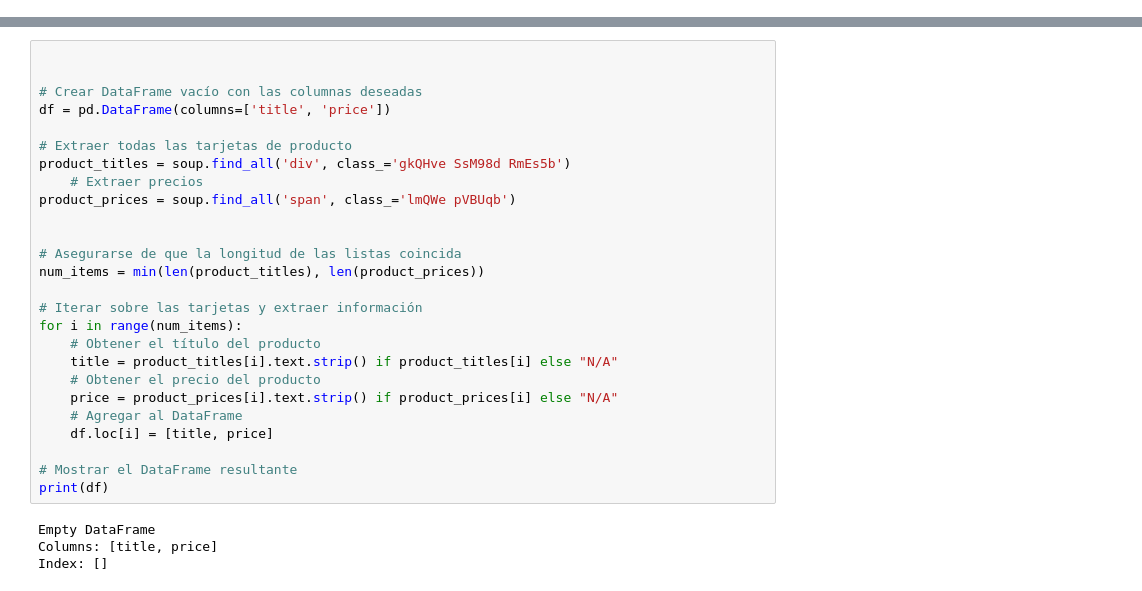
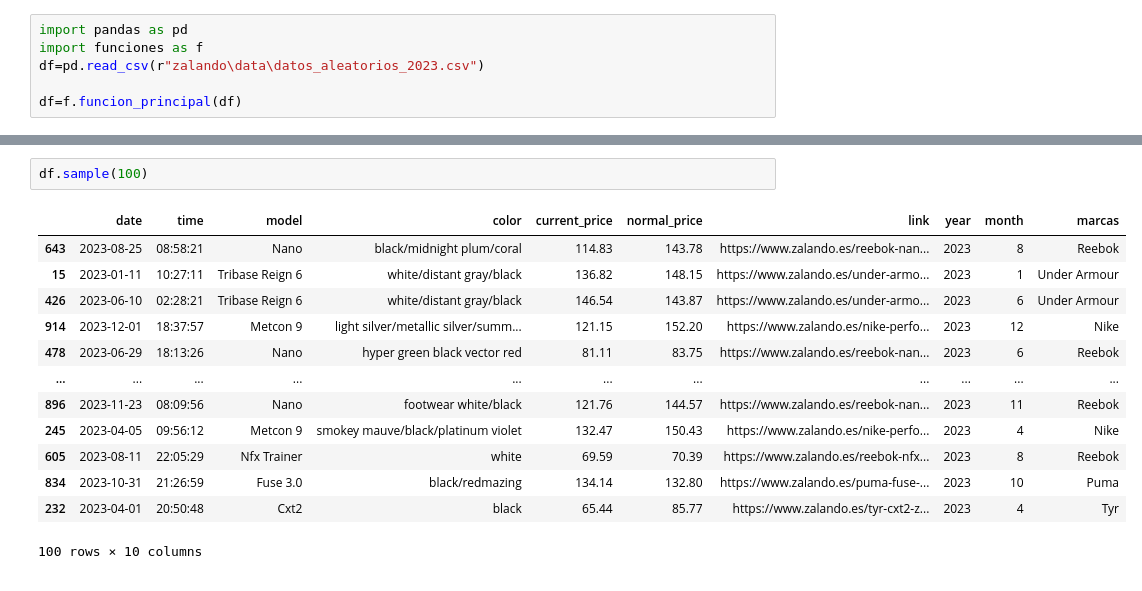
Before and after one commit to estcr/lab-3er-semana, a Jupyter notebook: main.ipynb, the cells around one changed output, grey strips where cells are left out. Drawn from its saved outputs; the diff is of its cells as text.

Commit message:
dia3
 limpieza de datos y modificacion df
creacion de gráficos para analisis

```diff
--- a/main.ipynb
+++ b/main.ipynb
@@ -358 +1,7 @@ df=extract_product_data(soup)
+# %%
+import pandas as pd
+import funciones as f
+df=pd.read_csv(r"zalando\data\datos_aleatorios_2023.csv")
+
+df=f.funcion_principal(df)
 # %%
@@ -403,30 +27,16 @@ def extract_product_data(soup):
-# %%
-
-
-# Crear DataFrame vacío con las columnas deseadas
-df = pd.DataFrame(columns=['title', 'price'])
-
-# Extraer todas las tarjetas de producto
-product_titles = soup.find_all('div', class_='gkQHve SsM98d RmEs5b')
-    # Extraer precios
-product_prices = soup.find_all('span', class_='lmQWe pVBUqb')
-
-
-# Asegurarse de que la longitud de las listas coincida
-num_items = min(len(product_titles), len(product_prices))
-
-# Iterar sobre las tarjetas y extraer información
-for i in range(num_items):
-    # Obtener el título del producto
-    title = product_titles[i].text.strip() if product_titles[i] else "N/A"
-    # Obtener el precio del producto
-    price = product_prices[i].text.strip() if product_prices[i] else "N/A"
-    # Agregar al DataFrame
-    df.loc[i] = [title, price]
-
-# Mostrar el DataFrame resultante
-print(df)
-# %% [output]
-Empty DataFrame
-Columns: [title, price]
-Index: []
+# %%
+df.sample(100)
+# %% [output]
+|  | date | time | model | color | current_price | normal_price | link | year | month | marcas |
+| 643 | 2023-08-25 | 08:58:21 | Nano | black/midnight plum/coral | 114.83 | 143.78 | https://www.zalando.es/reebok-nan... | 2023 | 8 | Reebok |
+| 15 | 2023-01-11 | 10:27:11 | Tribase Reign 6 | white/distant gray/black | 136.82 | 148.15 | https://www.zalando.es/under-armo... | 2023 | 1 | Under Armour |
+| 426 | 2023-06-10 | 02:28:21 | Tribase Reign 6 | white/distant gray/black | 146.54 | 143.87 | https://www.zalando.es/under-armo... | 2023 | 6 | Under Armour |
+| 914 | 2023-12-01 | 18:37:57 | Metcon 9 | light silver/metallic silver/summ... | 121.15 | 152.20 | https://www.zalando.es/nike-perfo... | 2023 | 12 | Nike |
+| 478 | 2023-06-29 | 18:13:26 | Nano | hyper green black vector red | 81.11 | 83.75 | https://www.zalando.es/reebok-nan... | 2023 | 6 | Reebok |
+| ... | ... | ... | ... | ... | ... | ... | ... | ... | ... | ... |
+| 896 | 2023-11-23 | 08:09:56 | Nano | footwear white/black | 121.76 | 144.57 | https://www.zalando.es/reebok-nan... | 2023 | 11 | Reebok |
+| 245 | 2023-04-05 | 09:56:12 | Metcon 9 | smokey mauve/black/platinum violet | 132.47 | 150.43 | https://www.zalando.es/nike-perfo... | 2023 | 4 | Nike |
+| 605 | 2023-08-11 | 22:05:29 | Nfx Trainer | white | 69.59 | 70.39 | https://www.zalando.es/reebok-nfx... | 2023 | 8 | Reebok |
+| 834 | 2023-10-31 | 21:26:59 | Fuse 3.0 | black/redmazing | 134.14 | 132.80 | https://www.zalando.es/puma-fuse-... | 2023 | 10 | Puma |
+| 232 | 2023-04-01 | 20:50:48 | Cxt2 | black | 65.44 | 85.77 | https://www.zalando.es/tyr-cxt2-z... | 2023 | 4 | Tyr |
+100 rows × 10 columns
```
Also changed, not shown: parts of 20 cells of this notebook, 9 other files.
